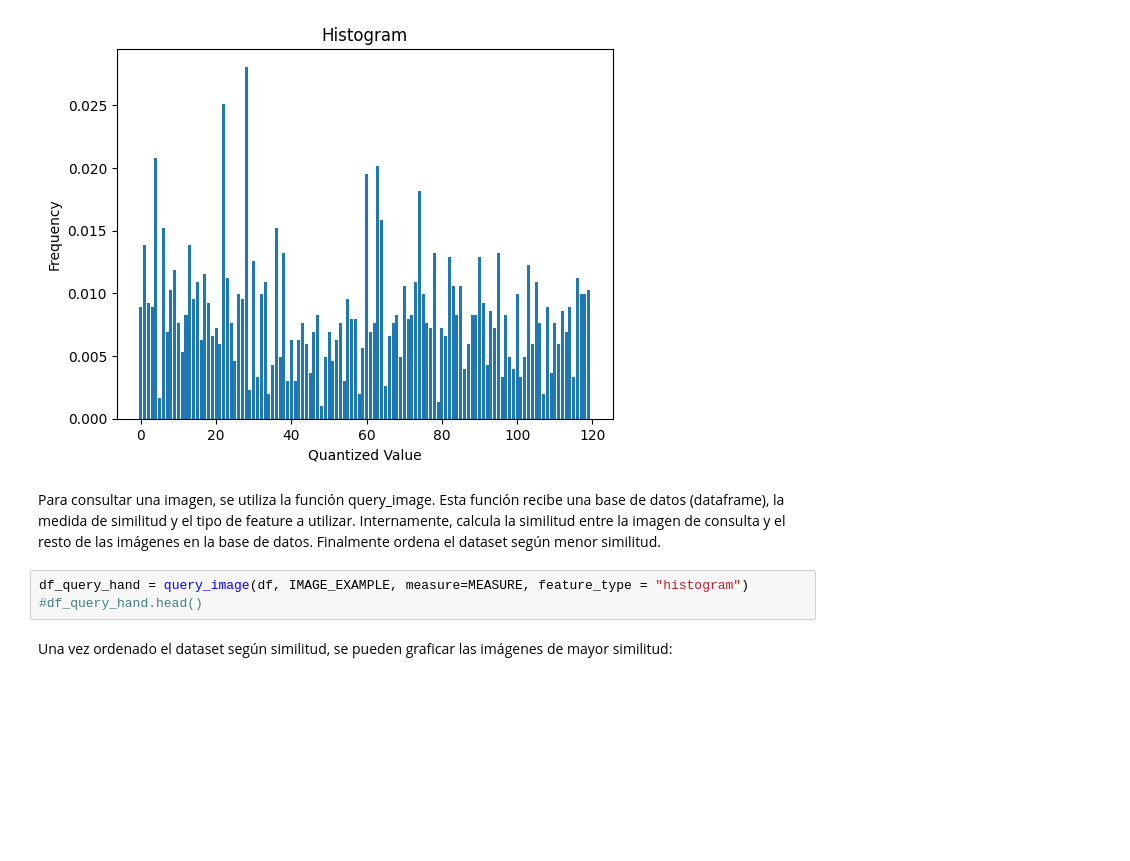
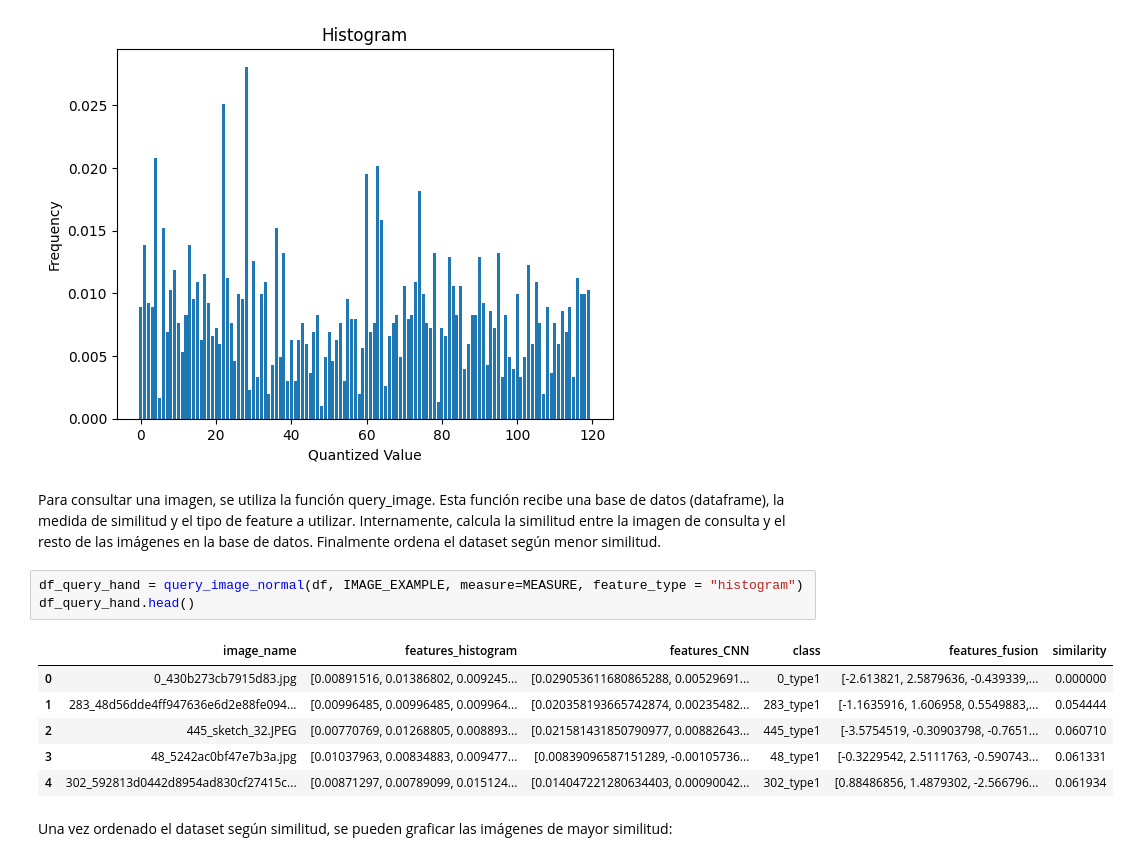
Before and after one commit to pabloyzm/LabInt, a Jupyter notebook: informe_final.ipynb, the cells around one changed output. Saved outputs shown, nothing was run; the diff lists cells and outputs as text; blank space fills up the shorter version.

```diff
--- a/informe_final.ipynb
+++ b/informe_final.ipynb
@@ -90,8 +87,15 @@ plot_histogram(df, 0, 120,feature_type="histogram")
 # %% [markdown]
 Para consultar una imagen, se utiliza la función query_image. Esta función recibe una base de datos (dataframe), la medida de similitud y el tipo de feature a utilizar. Internamente, calcula la similitud entre la imagen de consulta y el resto de las imágenes en la base de datos. Finalmente ordena el dataset según menor similitud.
 # %%
-df_query_hand = query_image(df, IMAGE_EXAMPLE, measure=MEASURE, feature_type = "histogram")
-#df_query_hand.head()
+df_query_hand = query_image_normal(df, IMAGE_EXAMPLE, measure=MEASURE, feature_type = "histogram")
+df_query_hand.head()
+# %% [output]
+|  | image_name | features_histogram | features_CNN | class | features_fusion | similarity |
+| 0 | 0_430b273cb7915d83.jpg | [0.00891516, 0.01386802, 0.009245... | [0.029053611680865288, 0.00529691... | 0_type1 | [-2.613821, 2.5879636, -0.439339,... | 0.000000 |
+| 1 | 283_48d56dde4ff947636e6d2e88fe094... | [0.00996485, 0.00996485, 0.009964... | [0.020358193665742874, 0.00235482... | 283_type1 | [-1.1635916, 1.606958, 0.5549883,... | 0.054444 |
+| 2 | 445_sketch_32.JPEG | [0.00770769, 0.01268805, 0.008893... | [0.021581431850790977, 0.00882643... | 445_type1 | [-3.5754519, -0.30903798, -0.7651... | 0.060710 |
+| 3 | 48_5242ac0bf47e7b3a.jpg | [0.01037963, 0.00834883, 0.009477... | [0.00839096587151289, -0.00105736... | 48_type1 | [-0.3229542, 2.5111763, -0.590743... | 0.061331 |
+| 4 | 302_592813d0442d8954ad830cf27415c... | [0.00871297, 0.00789099, 0.015124... | [0.014047221280634403, 0.00090042... | 302_type1 | [0.88486856, 1.4879302, -2.566796... | 0.061934 |
 # %% [markdown]
 Una vez ordenado el dataset según similitud, se pueden graficar las imágenes de mayor similitud:
 # %%
```
Also changed, not shown: parts of 24 cells of this notebook.
